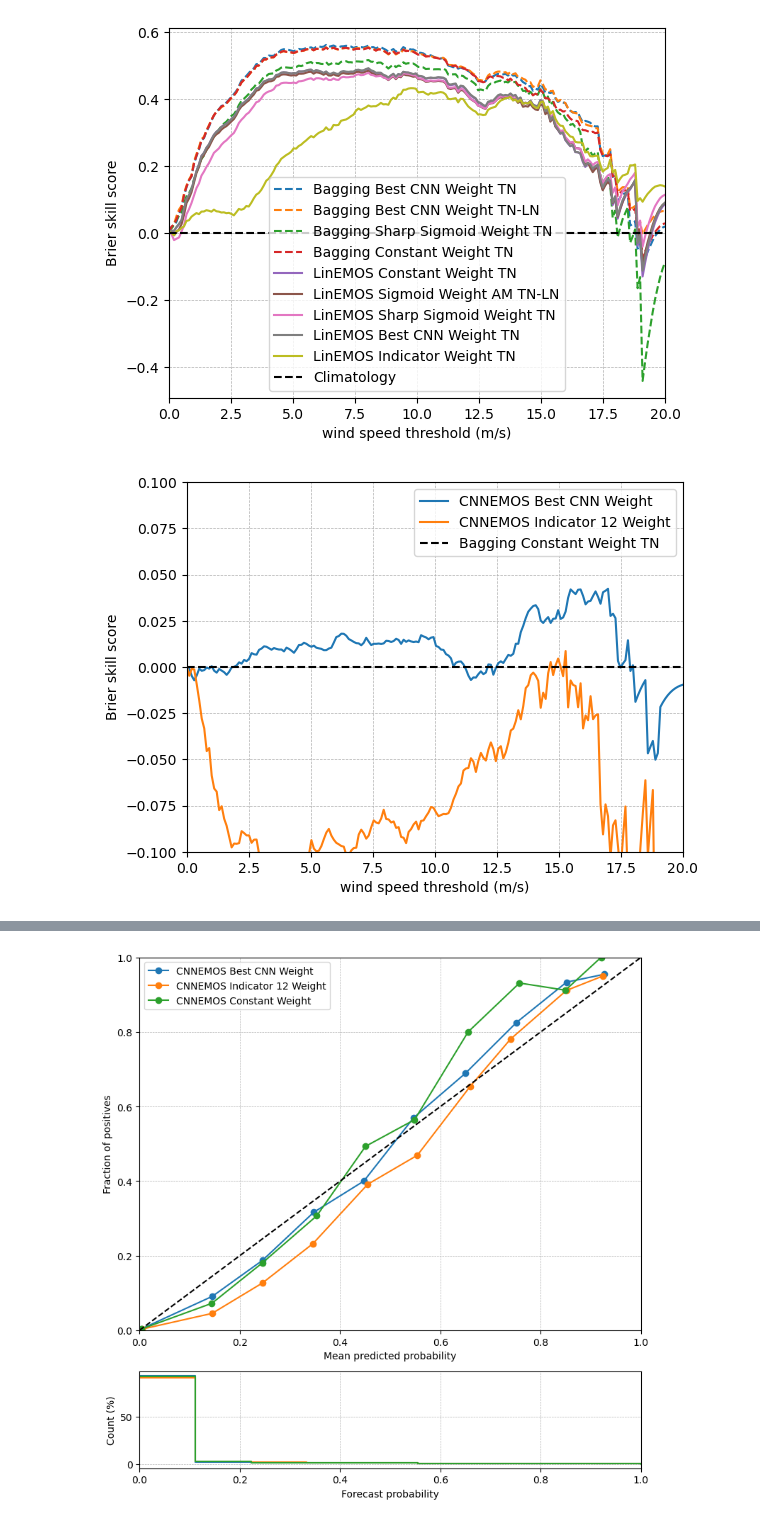
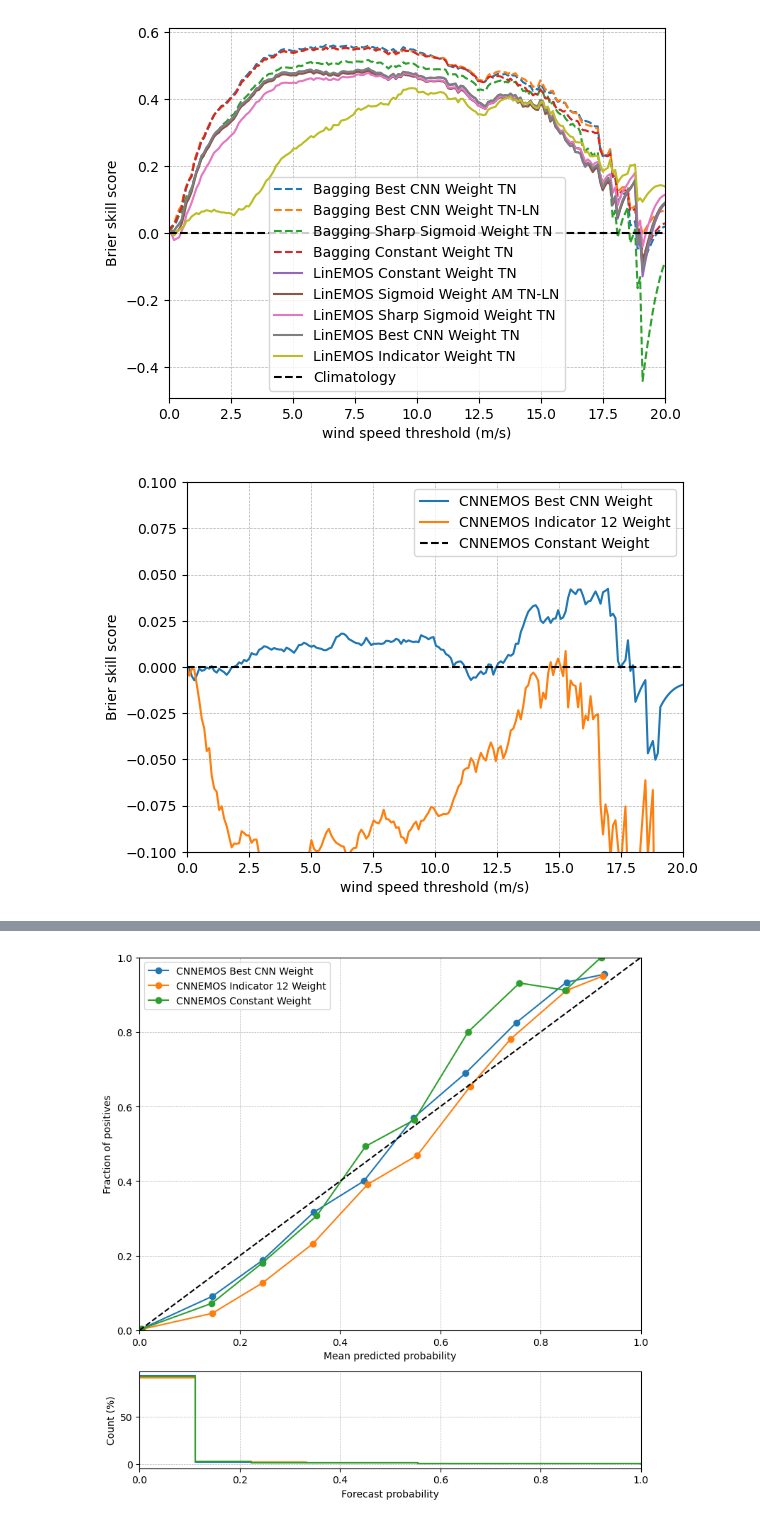
Before and after one commit to SimonHakvoort/thesiscode, a Jupyter notebook: src/visualization/experiments_figures.ipynb, the cells around one changed output, grey strips where cells are left out. Saved outputs shown, nothing was run; the diff lists cells and outputs as text; code cells hidden in the pictures.

```diff
--- a/src/visualization/experiments_figures.ipynb
+++ b/src/visualization/experiments_figures.ipynb
@@ -899,9 +935,9 @@ plt.show()
 # %%
 values = np.linspace(0,20,200)
 ylim=[-0.1,0.1]
-make_brier_skill_plot(bagging_tn_crps, bagging_models_science_talk, test_data0, values=values, ylim=ylim, name_base_model='Bagging Constant Weight TN')
+make_brier_skill_plot(bagging_tn_crps, bagging_models_science_talk, test_data0, values=values, ylim=ylim, name_base_model='CNNEMOS Constant Weight')
 # %% [output]
-[figure, old version]
+[figure, new version]
 # %%
 values = np.linspace(0,20,200)
 ylim=[-0.1,0.2]
```
Also changed, not shown: parts of 16 cells of this notebook, 6 other files.
